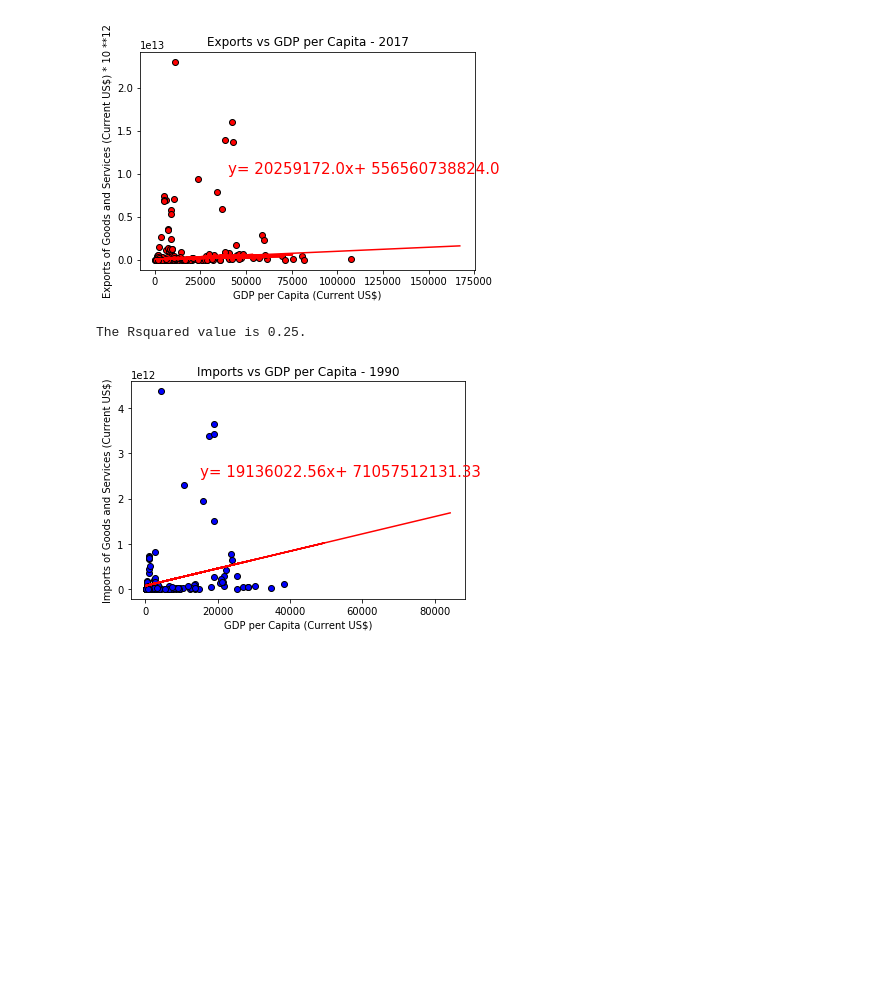
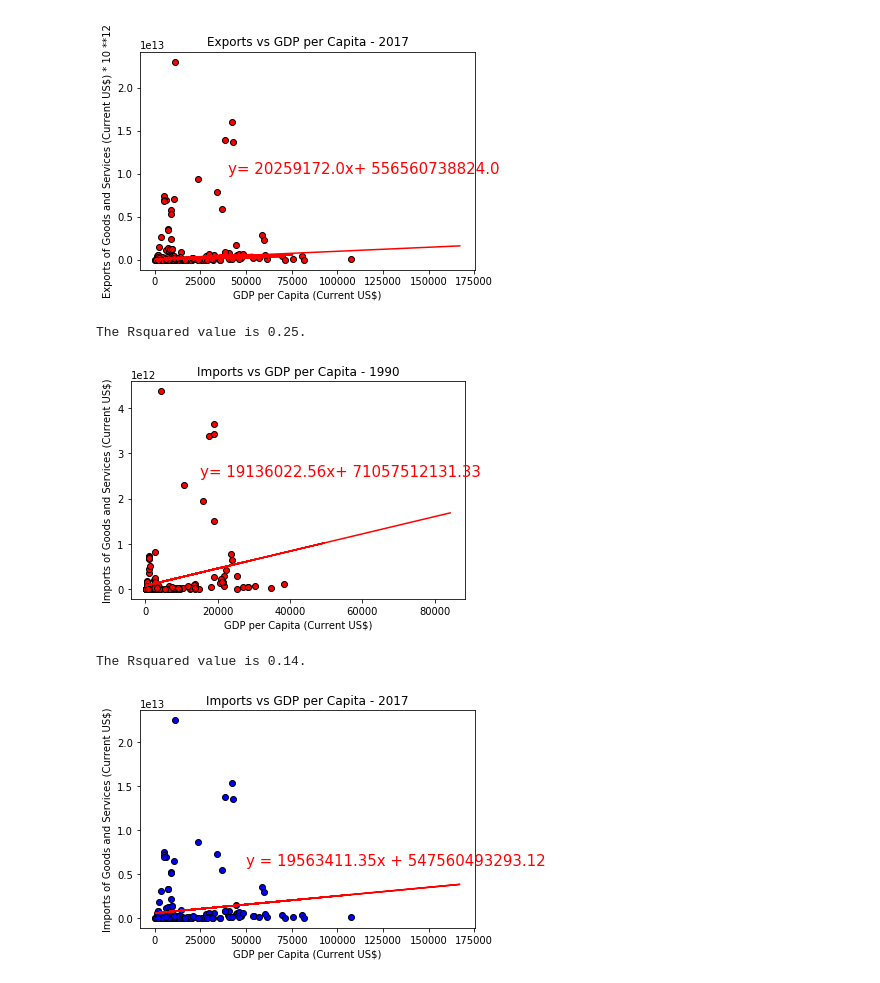
Before and after one commit to TVanEyck/Project1, a Jupyter notebook: World_Development_Indicators_JA.ipynb, the cells around one changed output. Saved outputs shown, nothing was run; the diff lists cells and outputs as text; code cells hidden in the pictures; blank space fills up the shorter version.

```diff
--- a/World_Development_Indicators_JA.ipynb
+++ b/World_Development_Indicators_JA.ipynb
@@ -211,22 +205,49 @@ mask = ~np.isnan(summary_df['1990_GDP_Cap']) & ~np.isnan(summary_df['1990_Import
 # %%
+#Apply Mask to Handle NaN Data
+#Code Found on https://stackoverflow.com/questions/13643363/linear-regression-of-arrays-containing-nans-in-python-numpy
+mask = ~np.isnan(summary_df['1990_GDP_Cap']) & ~np.isnan(summary_df['1990_Imports'])
+#Make the Regression Parameters
+(slope, intercept, rvalue, pvalue, stderr) = linregress(summary_df['1990_GDP_Cap'][mask], summary_df['1990_Imports'][mask])
+
 #(slope, intercept, rvalue, pvalue, stderr) = linregress(summary_df['1990_GDP_Cap'], summary_df['1990_Imports'])
 regress_1990 = slope * summary_df['1990_GDP_Cap'] + intercept
 #Create the Line Equation
 line_eq_1990 = "y= " + str(round(slope,2)) + "x+ " + str(round(intercept,2))
 #Plot the Export vs GDP per Capita Data
-plt.scatter(summary_df['1990_GDP_Cap'], summary_df['1990_Imports'], c = "blue", edgecolors = "black")
+plt.scatter(summary_df['1990_GDP_Cap'], summary_df['1990_Imports'], c = "red", edgecolors = "black")
 #Plot the Regress Values
 plt.plot(summary_df['1990_GDP_Cap'], regress_1990, c = "red")
 #Annotate the Line Equation
 plt.annotate(line_eq_1990, xy = (15000, 2.5*10**12), fontsize = 15, color = "red")
 plt.title("Imports vs GDP per Capita - 1990")
 plt.xlabel("GDP per Capita (Current US$)")
 plt.ylabel("Imports of Goods and Services (Current US$)")
 print(f"The Rsquared value is {round(rvalue,2)}.")
 #Save the Plot as a PNG
 plt.savefig("Imports_vs_GDP_per_Capita_1990.png")
 #Show the Plot
 plt.show()
+
+# Add the linear regression equation and line to plot
+mask = ~np.isnan(summary_df['2017_GDP_Cap']) & ~np.isnan(summary_df['2017_Imports'])
+x_values = summary_df['2017_GDP_Cap']
+y_values = summary_df['2017_Imports']
+(slope, intercept, rvalue, pvalue, stderr) = linregress(x_values [mask], y_values[mask])
+regress_values = x_values * slope + intercept
+line_eq = "y = " + str(round(slope,2)) + "x + " + str(round(intercept,2))
+plt.scatter(x_values,y_values, c = "blue", edgecolors = "black")
+plt.plot(x_values,regress_values,"r-")
+plt.annotate(line_eq, xy = (50000, 6*10**12), fontsize = 15, color = "red")
+plt.title("Imports vs GDP per Capita - 2017")
+plt.xlabel("GDP per Capita (Current US$)")
+plt.ylabel("Imports of Goods and Services (Current US$)")
+print(f"The Rsquared value is {round(rvalue,2)}.")
+#Save the Plot as a PNG
+plt.savefig("Imports_vs_GDP_per_Capita_2017.png")
+#Show the Plot
+plt.show()
 # %% [output]
 The Rsquared value is 0.25.
-[figure, old version]
+[figure, new version]
+The Rsquared value is 0.14.
+[figure, added]
```
Also changed, not shown: parts of 8 cells of this notebook, 7 other files.
